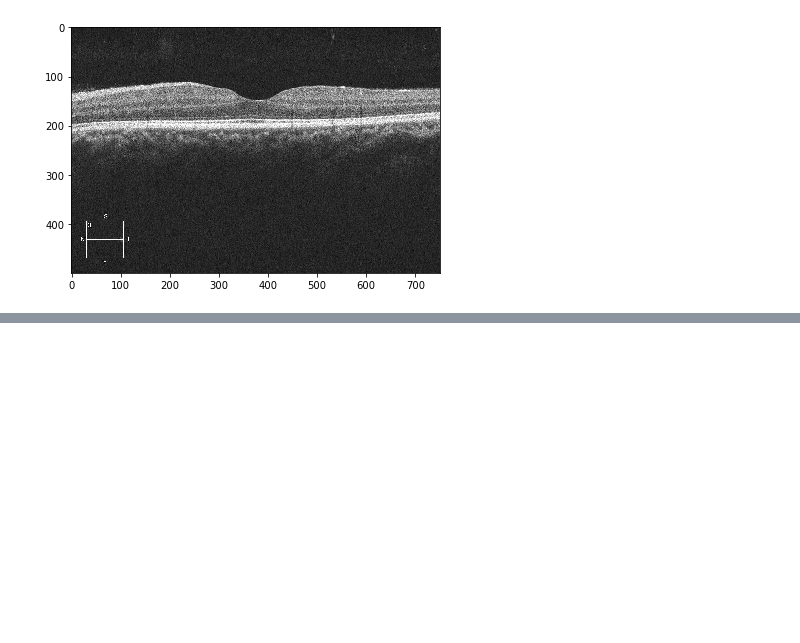
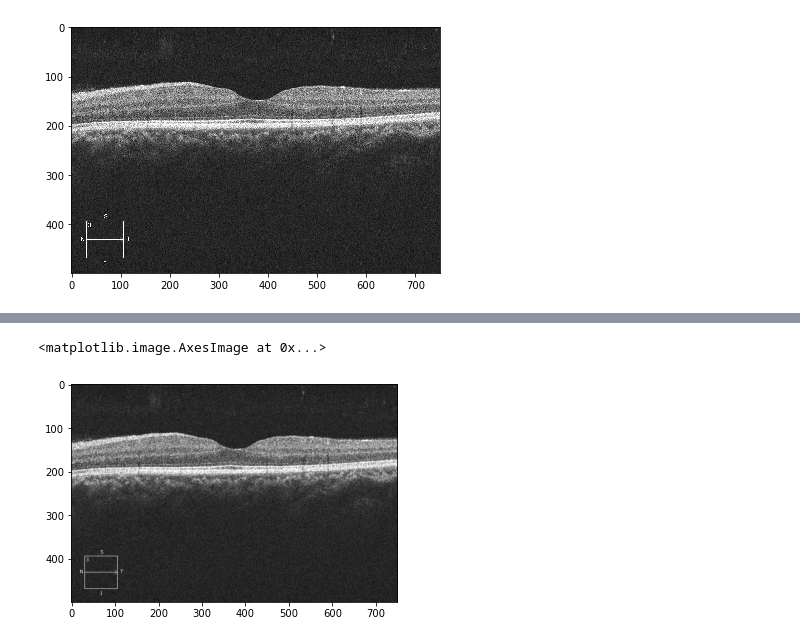
Before and after one commit to zvi-goldstein/E6876_Final_Project, a Jupyter notebook: OCT_reconstruction.ipynb, the cells around one changed output, grey strips where cells are left out. Drawn from its saved outputs; the diff is of its cells as text; code cells hidden in the pictures; blank space fills up the shorter version.

```diff
--- a/OCT_reconstruction.ipynb
+++ b/OCT_reconstruction.ipynb
@@ -112,0 +119,5 @@ plt.imshow(B1 @ W @ B2t)
+# %%
+plt.imshow(X, cmap="gray")
+# %% [output]
+<matplotlib.image.AxesImage at 0x...>
+[figure, added]
```
Also changed, not shown: parts of 7 cells of this notebook.
